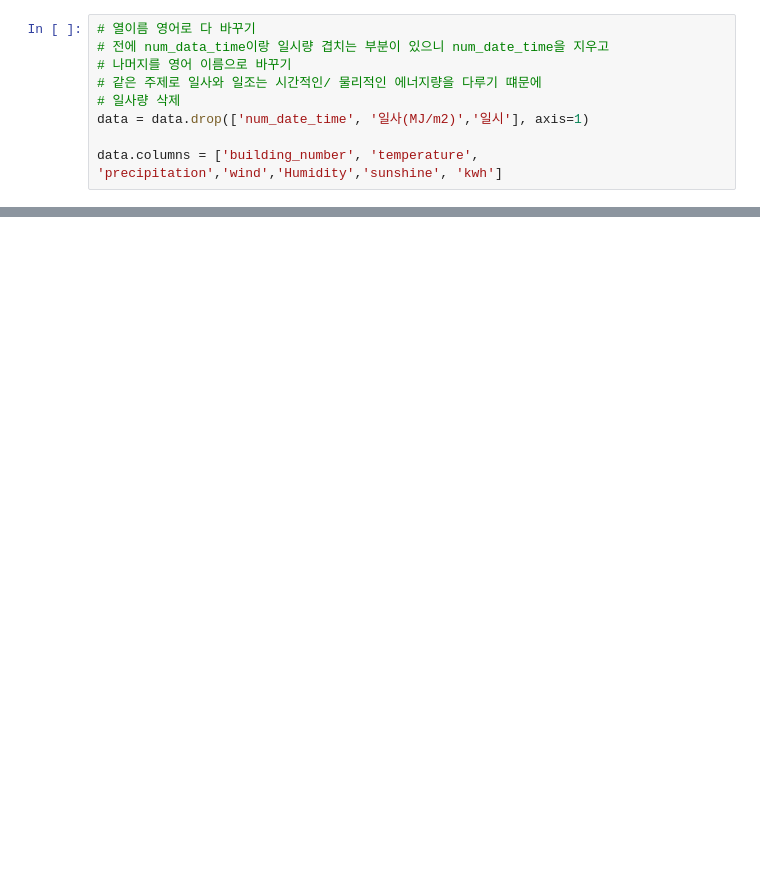
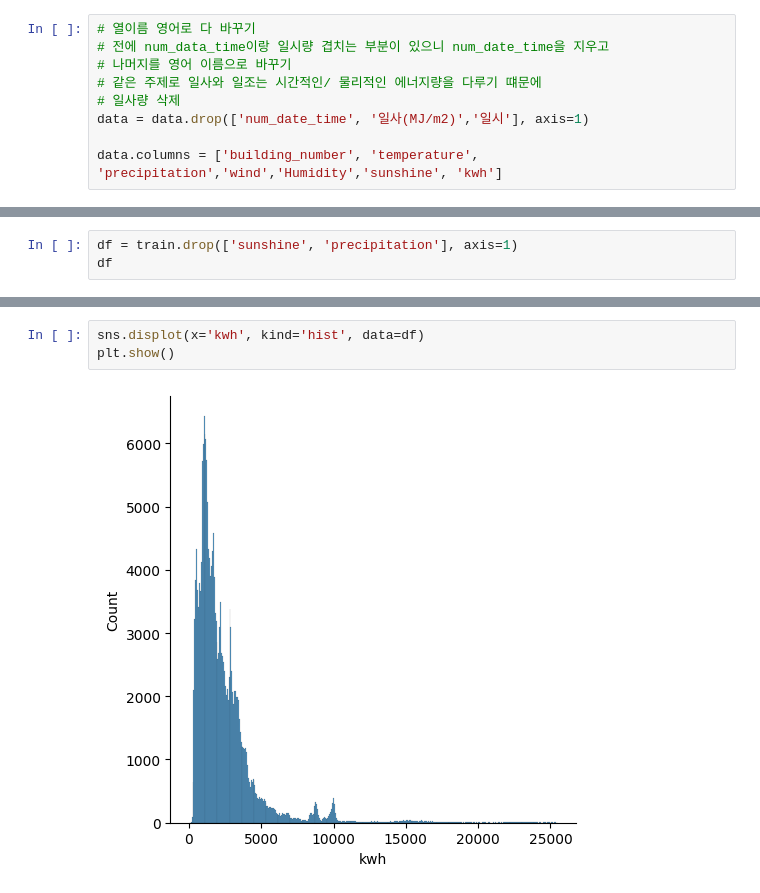
Before and after one commit to jihun5/jihun5, a Jupyter notebook: jupyter_project/jupyter_project/데이큰/전기사용량/전기사용량.ipynb, the cells around one changed output, grey strips where cells are left out. Saved outputs shown, nothing was run; the diff lists cells and outputs as text; blank space fills up the shorter version.

```diff
--- a/jupyter_project/jupyter_project/데이큰/전기사용량/전기사용량.ipynb
+++ b/jupyter_project/jupyter_project/데이큰/전기사용량/전기사용량.ipynb
@@ -196,0 +121,3 @@ plt.show()
+# %%
+df = train.drop(['sunshine', 'precipitation'], axis=1)
+df
@@ -196,0 +138,5 @@ plt.show()
+# %%
+sns.displot(x='kwh', kind='hist', data=df)
+plt.show()
+# %% [output]
+[figure, added]
```
Also changed, not shown: parts of 20 cells of this notebook, 34 other files.
